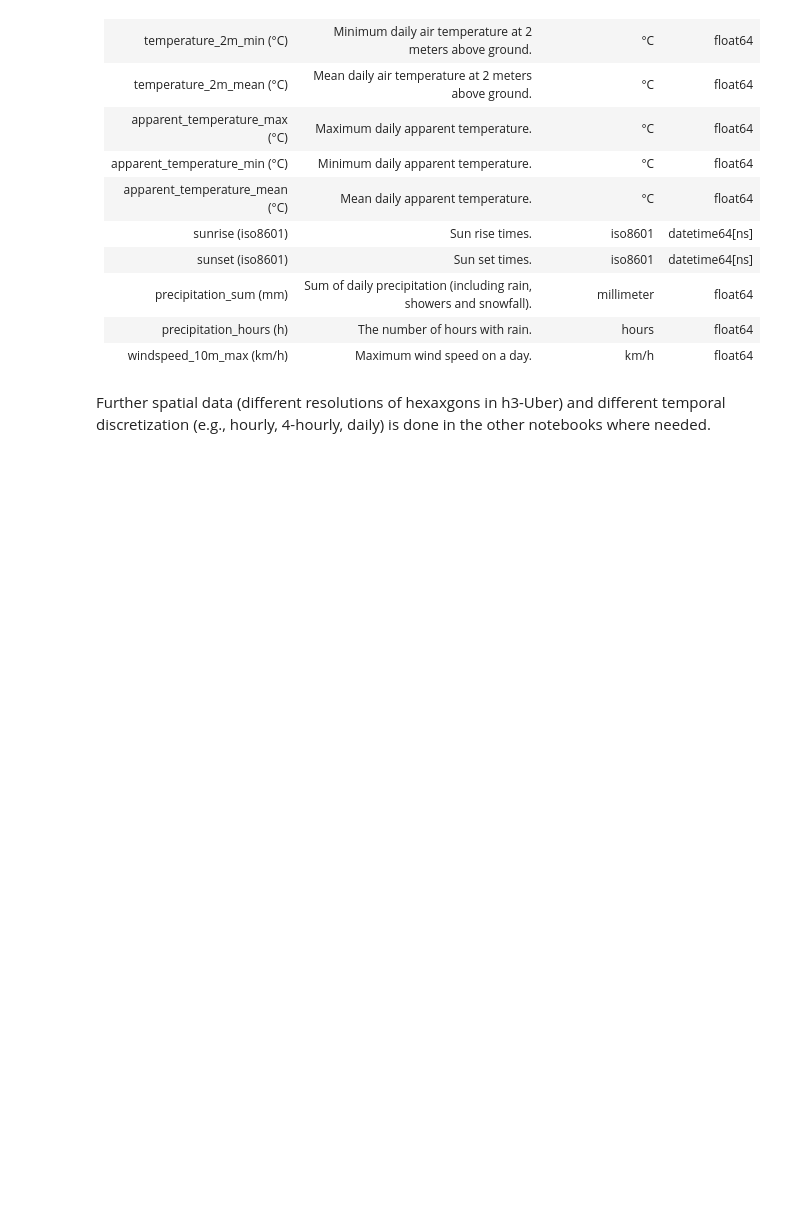
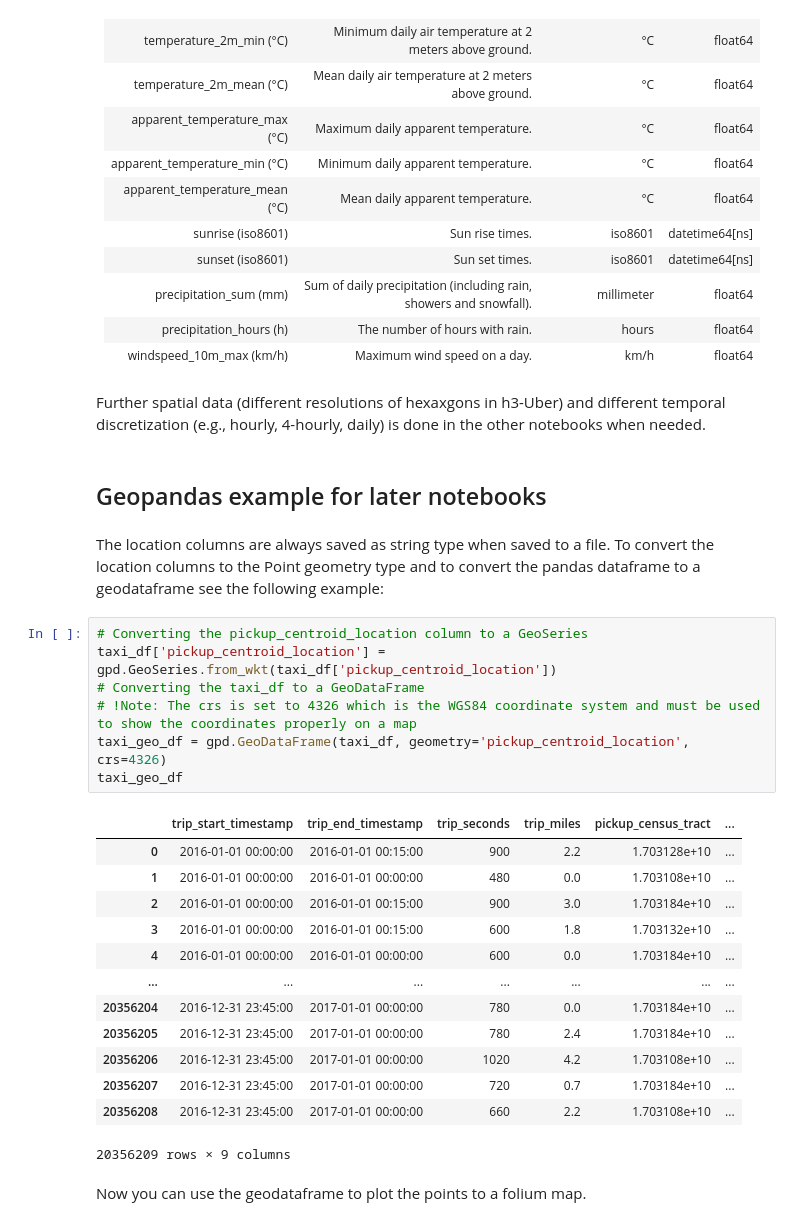
Before and after one commit to yassinehammou27/AAA_intentionally_blank, a Jupyter notebook: prep.ipynb, the cells around one changed output. Cells and saved outputs as stored; diff of their text form; blank space fills up the shorter version.

Commit message:
Added geopandas plot example

```diff
--- a/prep.ipynb
+++ b/prep.ipynb
@@ -219,4 +222,31 @@ All dataframes for reference, most data descriptions where taken from the [Chica
 | precipitation_hours (h)        | The number of hours with rain.                                     | hours                   | float64        |
 | windspeed_10m_max (km/h)       | Maximum wind speed on a day.                                       | km/h                    | float64        |
 # %% [markdown]
-Further spatial data (different resolutions of hexaxgons in h3-Uber) and different temporal discretization (e.g., hourly, 4-hourly, daily) is done in the other notebooks where needed.
+Further spatial data (different resolutions of hexaxgons in h3-Uber) and different temporal discretization (e.g., hourly, 4-hourly, daily) is done in the other notebooks when needed.
+# %% [markdown]
+## Geopandas example for later notebooks
+# %% [markdown]
+The location columns are always saved as string type when saved to a file. To convert the location columns to the Point geometry type and to convert the pandas dataframe to a geodataframe see the following example:
+# %%
+# Converting the pickup_centroid_location column to a GeoSeries
+taxi_df['pickup_centroid_location'] = gpd.GeoSeries.from_wkt(taxi_df['pickup_centroid_location'])
+# Converting the taxi_df to a GeoDataFrame
+# !Note: The crs is set to 4326 which is the WGS84 coordinate system and must be used to show the coordinates properly on a map
+taxi_geo_df = gpd.GeoDataFrame(taxi_df, geometry='pickup_centroid_location', crs=4326)
+taxi_geo_df
+# %% [output]
+|  | trip_start_timestamp | trip_end_timestamp | trip_seconds | trip_miles | pickup_census_tract | ... |
+| 0 | 2016-01-01 00:00:00 | 2016-01-01 00:15:00 | 900 | 2.2 | 1.703128e+10 | ... |
+| 1 | 2016-01-01 00:00:00 | 2016-01-01 00:00:00 | 480 | 0.0 | 1.703108e+10 | ... |
+| 2 | 2016-01-01 00:00:00 | 2016-01-01 00:15:00 | 900 | 3.0 | 1.703184e+10 | ... |
+| 3 | 2016-01-01 00:00:00 | 2016-01-01 00:15:00 | 600 | 1.8 | 1.703132e+10 | ... |
+| 4 | 2016-01-01 00:00:00 | 2016-01-01 00:00:00 | 600 | 0.0 | 1.703184e+10 | ... |
+| ... | ... | ... | ... | ... | ... | ... |
+| 20356204 | 2016-12-31 23:45:00 | 2017-01-01 00:00:00 | 780 | 0.0 | 1.703184e+10 | ... |
+| 20356205 | 2016-12-31 23:45:00 | 2017-01-01 00:00:00 | 780 | 2.4 | 1.703184e+10 | ... |
+| 20356206 | 2016-12-31 23:45:00 | 2017-01-01 00:00:00 | 1020 | 4.2 | 1.703108e+10 | ... |
+| 20356207 | 2016-12-31 23:45:00 | 2017-01-01 00:00:00 | 720 | 0.7 | 1.703184e+10 | ... |
+| 20356208 | 2016-12-31 23:45:00 | 2017-01-01 00:00:00 | 660 | 2.2 | 1.703108e+10 | ... |
+20356209 rows × 9 columns
+# %% [markdown]
+Now you can use the geodataframe to plot the points to a folium map.
```
Also changed, not shown: parts of 6 cells of this notebook.
